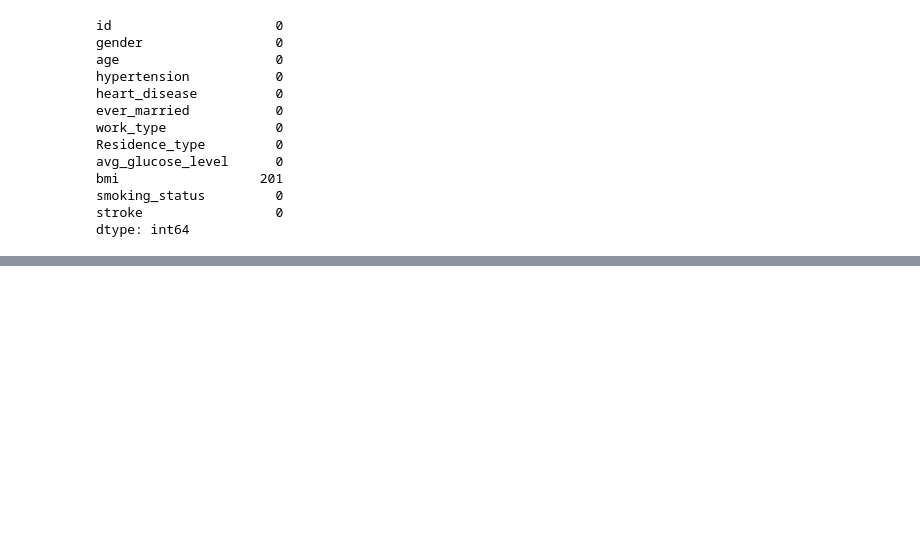
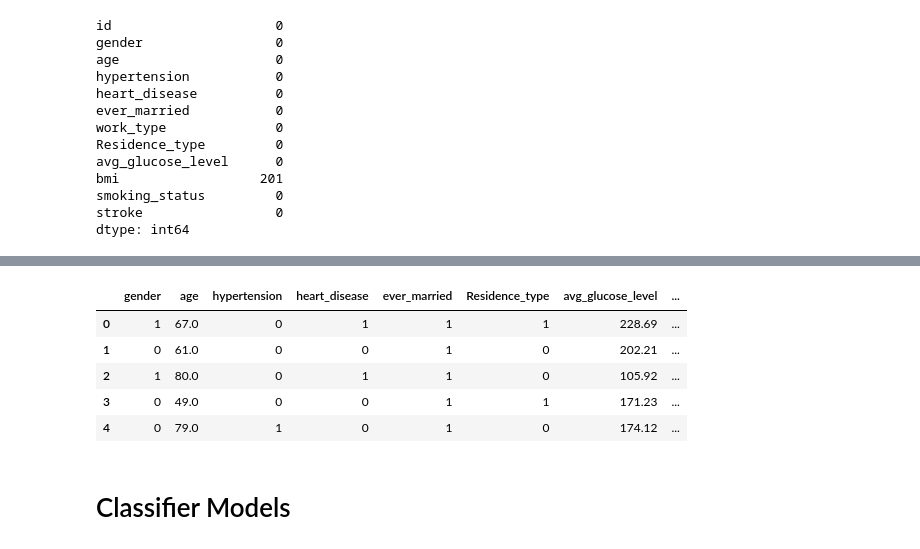
Before and after one commit to fpaul787/stroke-prediction, a Jupyter notebook: healthcare_ml_project.ipynb, the cells around one changed output, grey strips where cells are left out. Cells and saved outputs as stored; diff of their text form; code cells hidden in the pictures; blank space fills up the shorter version.

```diff
--- a/healthcare_ml_project.ipynb
+++ b/healthcare_ml_project.ipynb
@@ -51,0 +173,24 @@ bmi has many null values. We need to do something about this.
+# %%
+data['gender'] = data['gender'].apply(lambda x : 1 if x == 'Male' else 0)
+data['Residence_type'] = data['Residence_type'].apply(lambda x : 1 if x == 'Urban' else 0)
+data['ever_married'] = data['ever_married'].apply(lambda x: 1 if x == 'Yes' else 0)
+# %%
+# Removing the observations that have smoking type unknown.
+data=data[data['smoking_status']!='Unknown']
+# %%
+# One Hot encoding smoking_status, work_type
+data_dummies = data[['smoking_status','work_type']]
+data_dummies=pd.get_dummies(data_dummies)
+data.drop(columns=['smoking_status','work_type'],inplace=True)
+data = data.merge(data_dummies, left_index=True, right_index=True, how='left')
+# %%
+data.head()
+# %% [output]
+|  | gender | age | hypertension | heart_disease | ever_married | Residence_type | avg_glucose_level | ... |
+| 0 | 1 | 67.0 | 0 | 1 | 1 | 1 | 228.69 | ... |
+| 1 | 0 | 61.0 | 0 | 0 | 1 | 0 | 202.21 | ... |
+| 2 | 1 | 80.0 | 0 | 1 | 1 | 0 | 105.92 | ... |
+| 3 | 0 | 49.0 | 0 | 0 | 1 | 1 | 171.23 | ... |
+| 4 | 0 | 79.0 | 1 | 0 | 1 | 0 | 174.12 | ... |
+# %% [markdown]
+# Classifier Models
```
Also changed, not shown: parts of 22 cells of this notebook.
